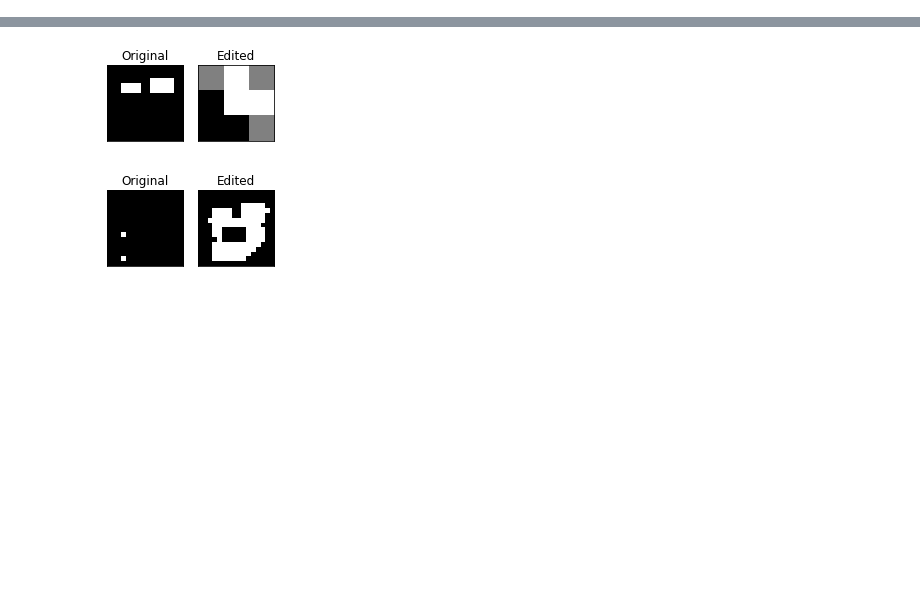
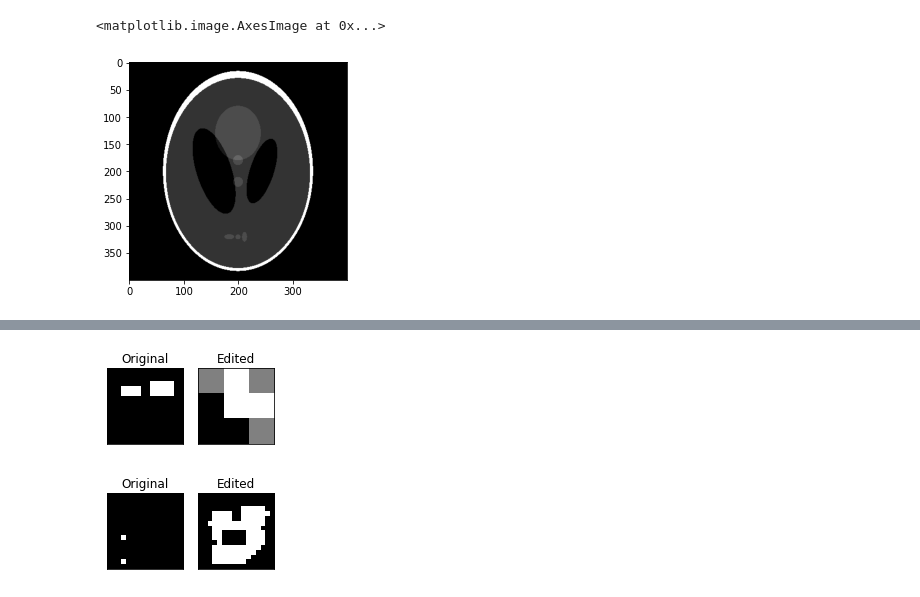
Before and after one commit to waltermayor/DigitalImageProcessing_colab, a Jupyter notebook: clase8_morfologia.ipynb, the cells around one changed output, grey strips where cells are left out. Cells and saved outputs as stored; diff of their text form; code cells hidden in the pictures; blank space fills up the shorter version.

```diff
--- a/clase8_morfologia.ipynb
+++ b/clase8_morfologia.ipynb
@@ -47,3 +51,10 @@ def displayGray2(a, b,title1 = "Original", title2 = "Edited"):
     plt.subplot(122), plt.imshow(b,cmap='gray'), plt.title(title2)
     plt.xticks([]), plt.yticks([])
     plt.show()
+# %%
+orig_phantom = img_as_ubyte(data.shepp_logan_phantom())
+fig, ax = plt.subplots()
+ax.imshow(orig_phantom, cmap=plt.cm.gray)
+# %% [output]
+<matplotlib.image.AxesImage at 0x...>
+[figure, added]
```
Also changed, not shown: parts of 17 cells of this notebook.
